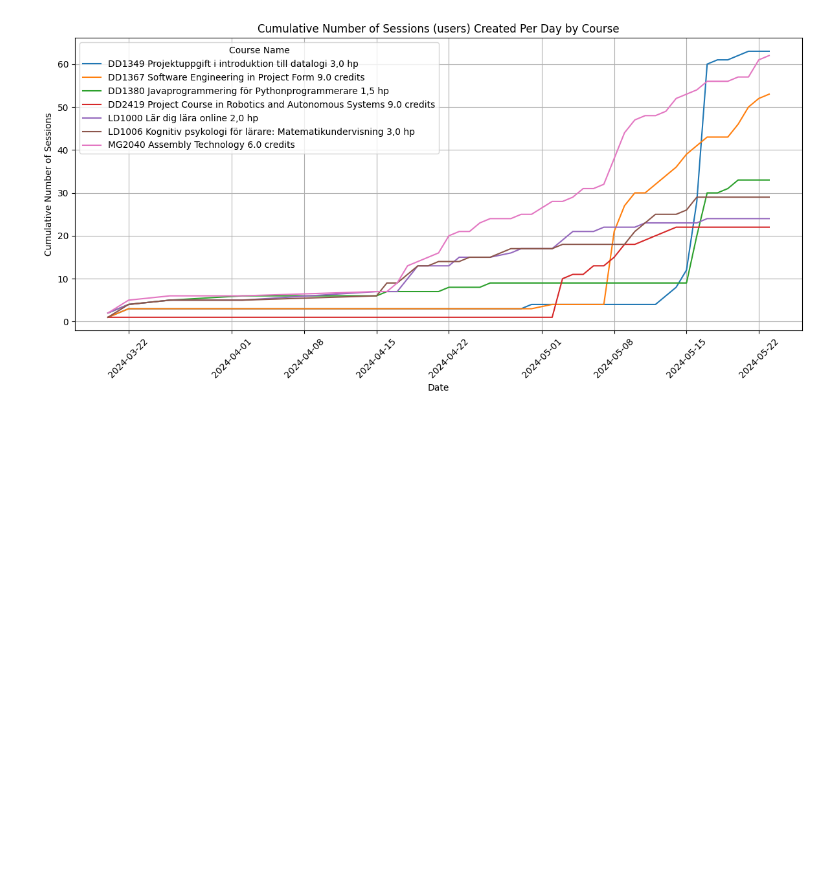
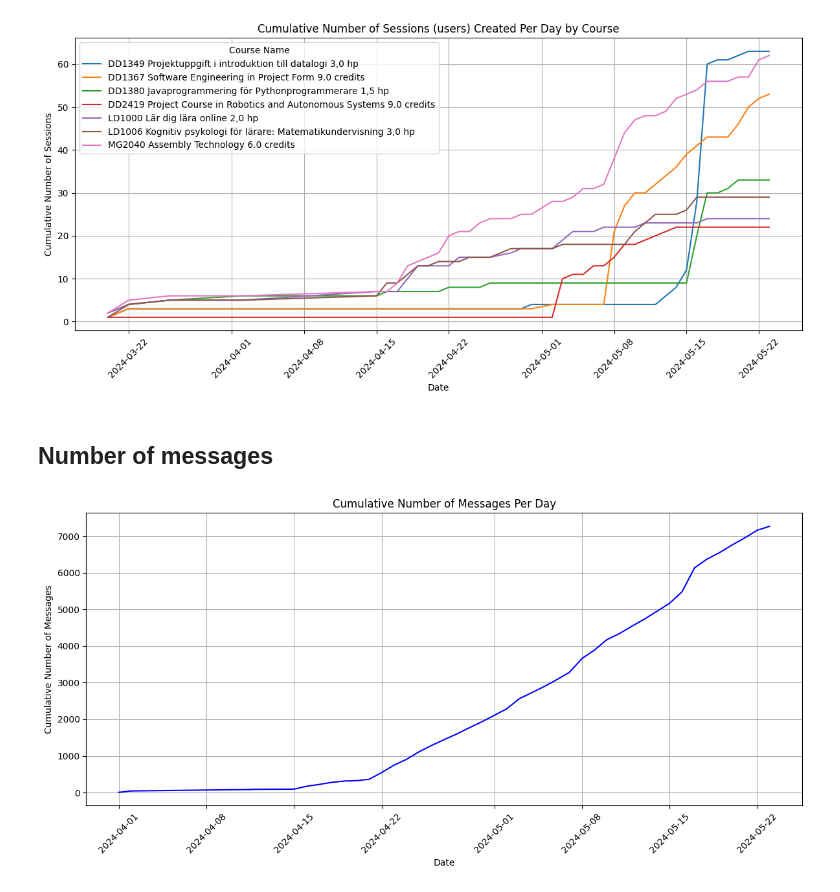
Before and after one commit to nattvara/DA231X, a Jupyter notebook: results/notebooks/usage.ipynb, the cells around one changed output. Cells and saved outputs as stored; diff of their text form; code cells hidden in the pictures; blank space fills up the shorter version.

Commit message:
add number of messages

```diff
--- a/results/notebooks/usage.ipynb
+++ b/results/notebooks/usage.ipynb
@@ -287,3 +287,32 @@ plt.tight_layout()
 plt.show()
 # %% [output]
 [figure]
+# %% [markdown]
+## Number of messages
+# %%
+df_chats = dataframes['chats']
+df_messages = dataframes['messages']
+
+df_messages['created_at'] = pd.to_datetime(df_messages['created_at'])
+df_chats['created_at'] = pd.to_datetime(df_chats['created_at'])
+
+# Exclude ID 1: DD2445 Complexity Theory 7.5 credits
+# Exclude ID 6: DA231X Degree Project in Computer Science and Engineering, Second Cycle 30.0 credits
+# These were just used for testing, not actually included in the study
+df_messages_filtered = pd.merge(df_messages, df_chats[['id', 'course_id']], left_on='chat_id', right_on='id', how='left')
+df_messages_filtered = df_messages_filtered[~df_messages_filtered['course_id'].isin([1, 6])]
+
+messages_per_day = df_messages_filtered.groupby(df_messages_filtered['created_at'].dt.date).size()
+cumulative_messages_per_day = messages_per_day.cumsum()
+
+plt.figure(figsize=(12, 6))
+plt.plot(cumulative_messages_per_day.index, cumulative_messages_per_day.values, marker='', linestyle='-', color='b')
+plt.title('Cumulative Number of Messages Per Day')
+plt.xlabel('Date')
+plt.ylabel('Cumulative Number of Messages')
+plt.grid(True)
+plt.xticks(rotation=45)
+plt.tight_layout()
+plt.show()
+# %% [output]
+[figure, added]
```
Also changed, not shown: parts of 1 cell of this notebook.
